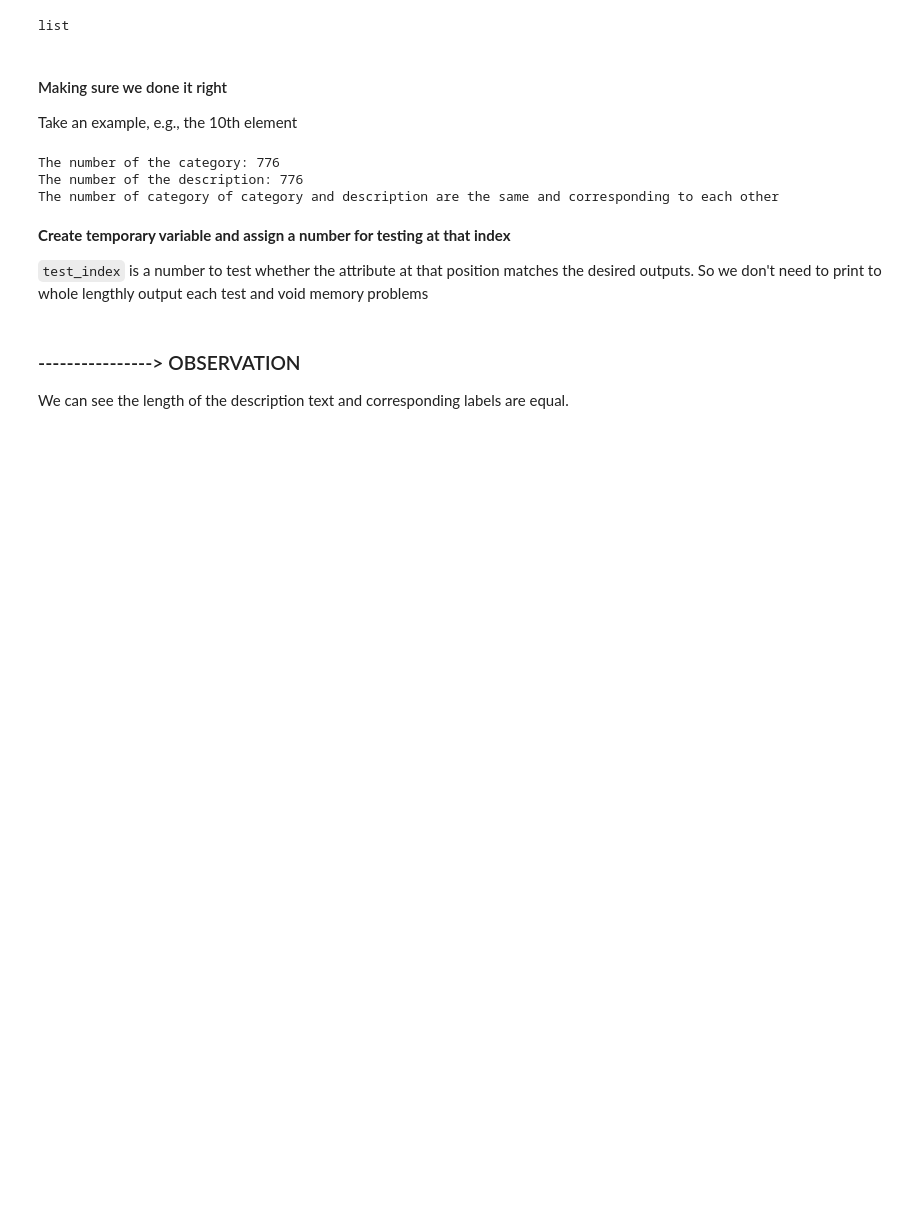
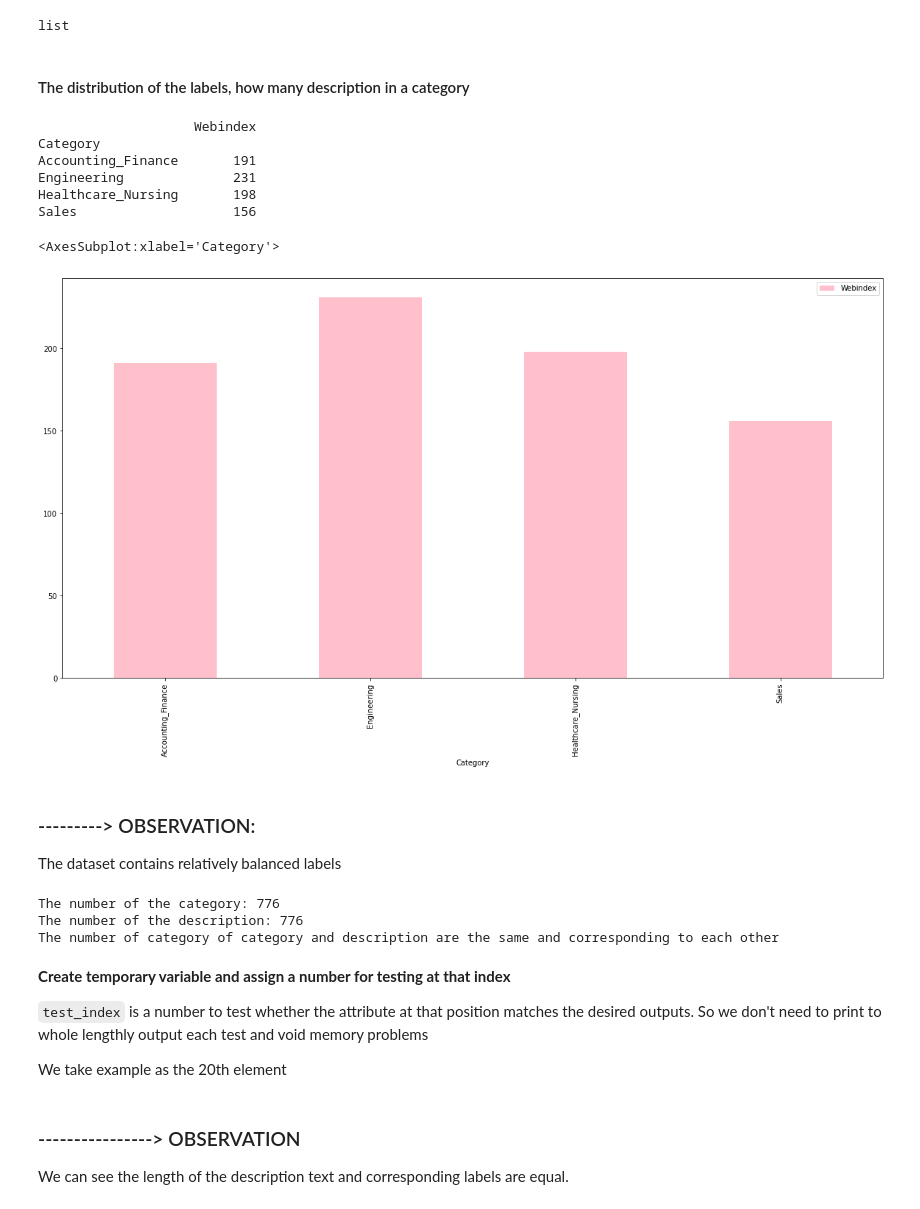
Before and after one commit to tnathu-ai/NLP-Job-Ad, a Jupyter notebook: task2_3.ipynb, the cells around one changed output. Saved outputs shown, nothing was run; the diff lists cells and outputs as text; code cells hidden in the pictures; blank space fills up the shorter version.

```diff
--- a/task2_3.ipynb
+++ b/task2_3.ipynb
@@ -168,9 +150,27 @@ type(category)
 # %% [output]
 776
 list
-# %% [markdown]
-#### Making sure we done it right
-Take an example, e.g., the 10th element
+# %% [markdown]
+#### The distribution of the labels, how many description in a category
+# %%
+# number of description distribution across 4 categories
+job_ad_subset = job_ad[['Webindex','Category']]
+stats = job_ad_subset.groupby('Category').count()
+print(stats)
+stats.plot.bar(ylim=0, color='pink')
+# %% [output]
+                    Webindex
+Category
+Accounting_Finance       191
+Engineering              231
+Healthcare_Nursing       198
+Sales                    156
+<AxesSubplot:xlabel='Category'>
+[figure, added]
+# %% [markdown]
+### ---------> OBSERVATION:
+
+The dataset contains relatively balanced labels
 # %%
 print(f'The number of the category: {len(category)}')
 print(f'The number of the description: {len(tk_description)}')
@@ -184,6 +184,8 @@ The number of category of category and description are the same and correspondin
 **Create temporary variable and assign a number for testing at that index**
 
 `test_index` is a number to test whether the attribute at that position matches the desired outputs. So we don't need to print to whole lengthly output each test and void memory problems
+
+We take example as the 20th element
 # %%
 test_index = 20
 # %% [markdown]
```
Also changed, not shown: parts of 18 cells of this notebook, 7 other files.
